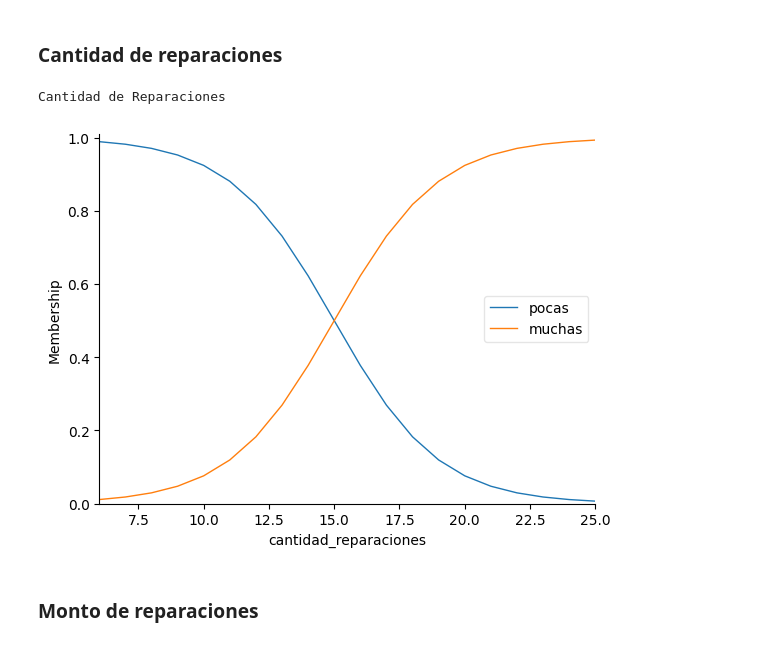
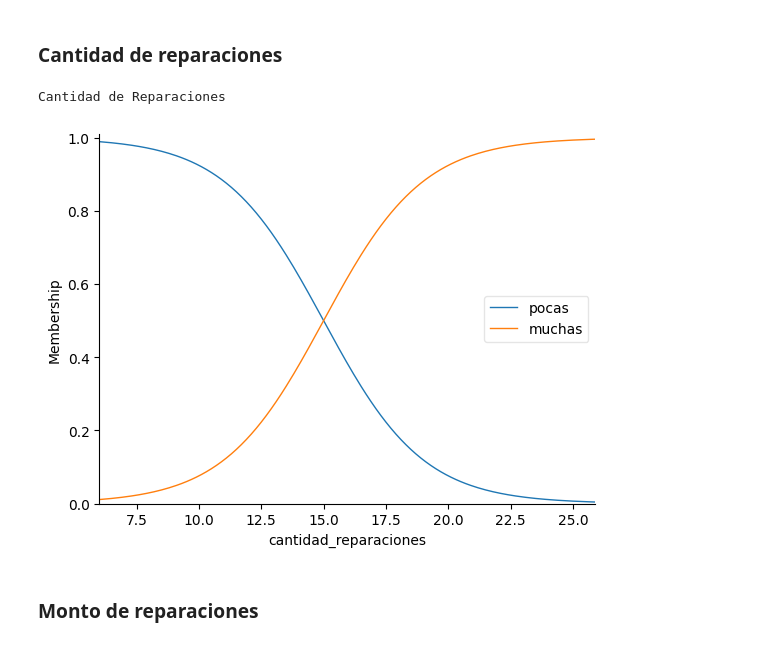
Before and after one commit to DavidBetancurRamirez/AnalisisDecisiones, a Jupyter notebook: LogicaDifusa/caso4/takagi.ipynb, the cells around one changed output. Cells and saved outputs as stored; diff of their text form; code cells hidden in the pictures.

```diff
--- a/LogicaDifusa/caso4/takagi.ipynb
+++ b/LogicaDifusa/caso4/takagi.ipynb
@@ -46,20 +44,20 @@ Unicamente para visualizacion y ajuste para probar y crear buenos antecedentes
 # %%
 print("Cantidad de Reparaciones")
 
 cantidad_reparaciones_x = np.array([6, 15, 25])
 cantidad_reparaciones_y = np.array([85, 357, 619])
 
-cantidad_reparaciones = np.arange(cantidad_reparaciones_x[0], cantidad_reparaciones_x[2]+1, 1)
+cantidad_reparaciones = np.arange(cantidad_reparaciones_x[0], cantidad_reparaciones_x[2]+1, 0.1)
 cantidad_reparaciones_width = 0.5
 
 cant_reparaciones = ctrl.Antecedent(cantidad_reparaciones, 'cantidad_reparaciones')
 cant_reparaciones['pocas'] = fuzz.sigmf(cant_reparaciones.universe, cantidad_reparaciones_x[1], -cantidad_reparaciones_width)
 cant_reparaciones['muchas'] = fuzz.sigmf(cant_reparaciones.universe, cantidad_reparaciones_x[1], cantidad_reparaciones_width)
 
 cant_reparaciones.view()
 # %% [output]
 Cantidad de Reparaciones
-[figure, old version]
+[figure, new version]
 # %% [markdown]
 ### Monto de reparaciones
 # %%
```
Also changed, not shown: parts of 9 cells of this notebook, 2 other files.
